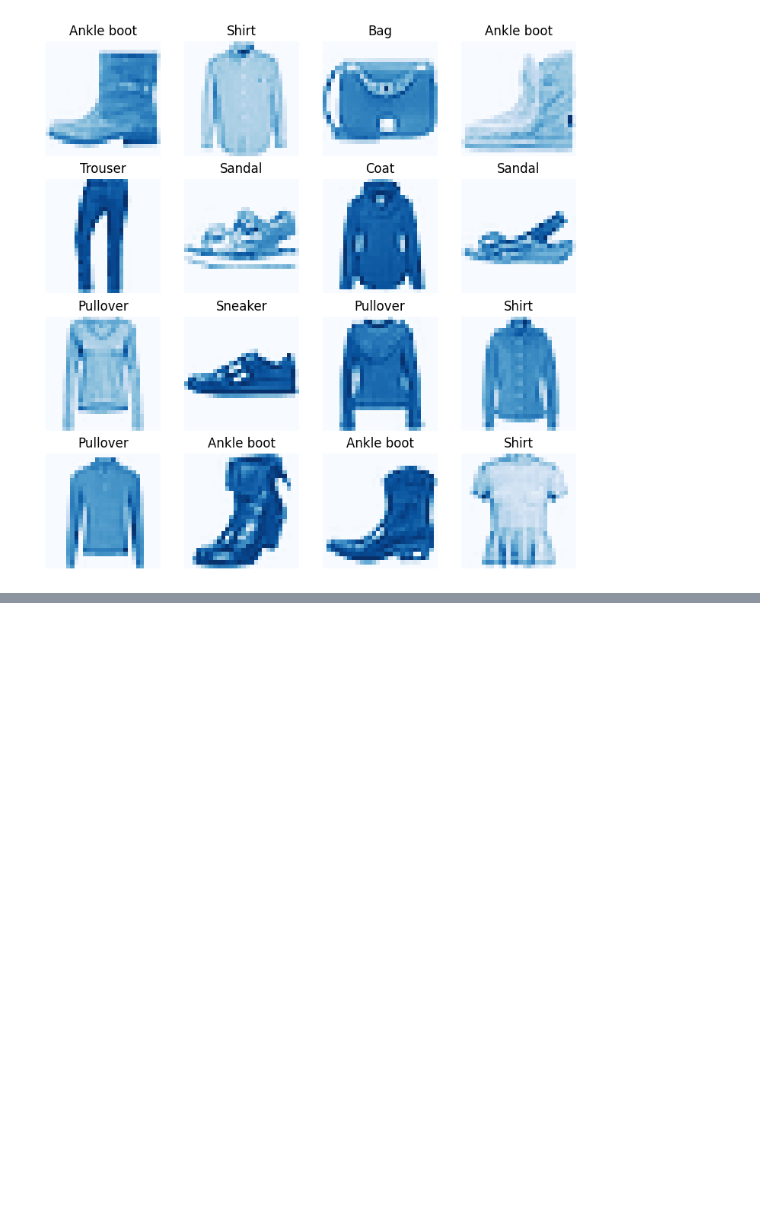
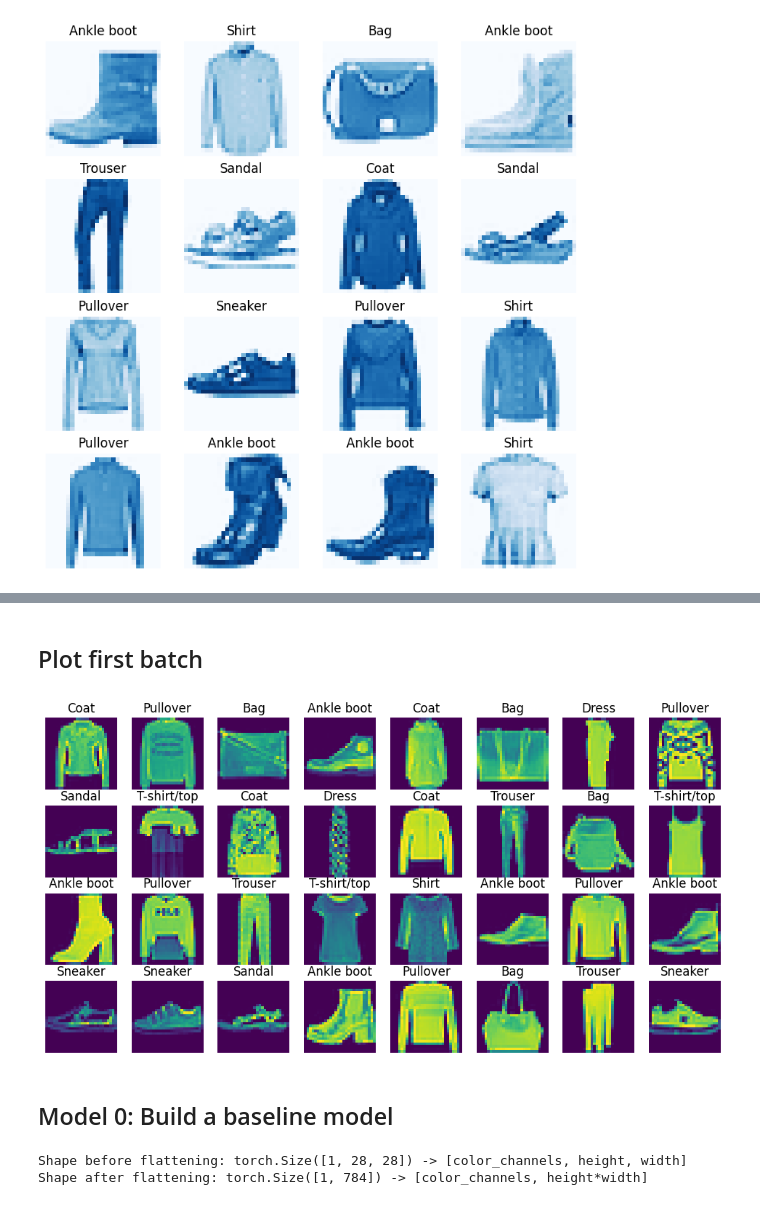
Before and after one commit to MuhammadAbuBakarQureshi/Machine-Learning, a Jupyter notebook: PyTorch/08-PyTorch-Computer-Vision.ipynb, the cells around one changed output, grey strips where cells are left out. Saved outputs shown, nothing was run; the diff lists cells and outputs as text; code cells hidden in the pictures; blank space fills up the shorter version.

```diff
--- a/PyTorch/08-PyTorch-Computer-Vision.ipynb
+++ b/PyTorch/08-PyTorch-Computer-Vision.ipynb
@@ -97,0 +146,35 @@ for i in range(1, rows*cols + 1):
+# %% [markdown]
+## Plot first batch
+# %%
+train_features_batch.shape, train_labels_batch.shape
+
+rows, cols = 4, 8
+
+plt.figure(figsize=(12,6))
+
+for i in range(0, rows * cols):
+
+    image, label = train_features_batch[i], train_labels_batch[i]
+
+    plt.subplot(rows, cols, i + 1)
+
+    plt.title(classes[label])
+    plt.imshow(image.squeeze())
+    plt.axis(False)
+# %% [output]
+[figure, added]
+# %% [markdown]
+## Model 0: Build a baseline model
+# %%
+flatten_model = nn.Flatten()
+
+x = train_features_batch[0]
+
+output = flatten_model(x)
+
+
+print(f"Shape before flattening: {x.shape} -> [color_channels, height, width]")
+print(f"Shape after flattening: {output.shape} -> [color_channels, height*width]")
+# %% [output]
+Shape before flattening: torch.Size([1, 28, 28]) -> [color_channels, height, width]
+Shape after flattening: torch.Size([1, 784]) -> [color_channels, height*width]
```
Also changed, not shown: parts of 14 cells of this notebook.
